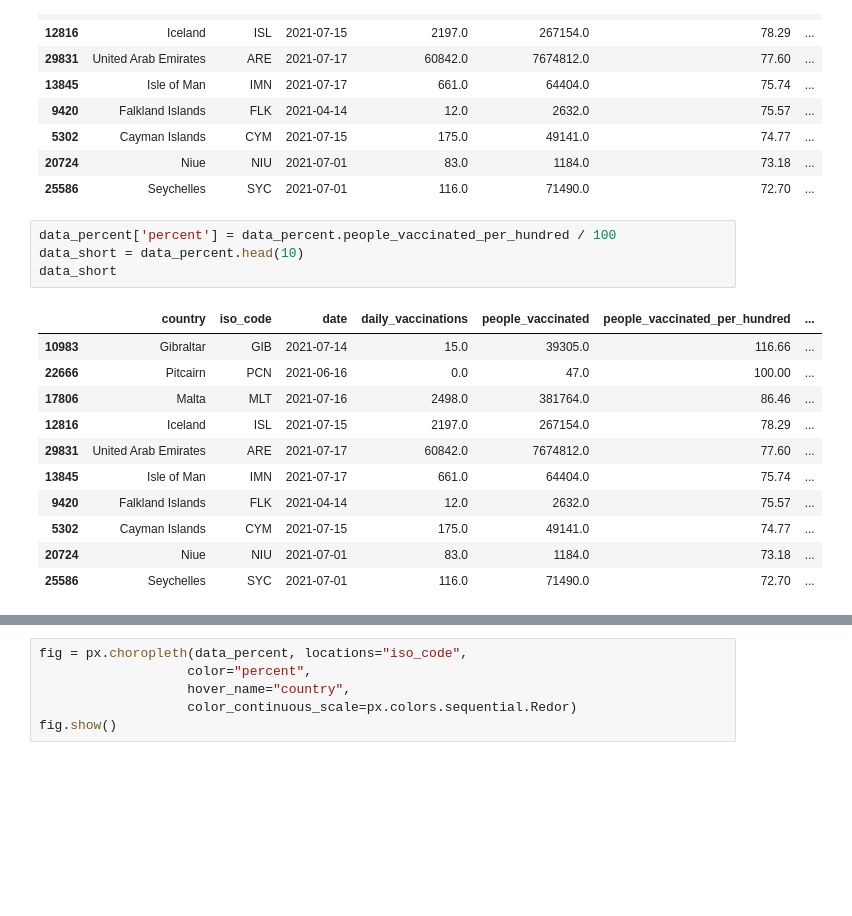
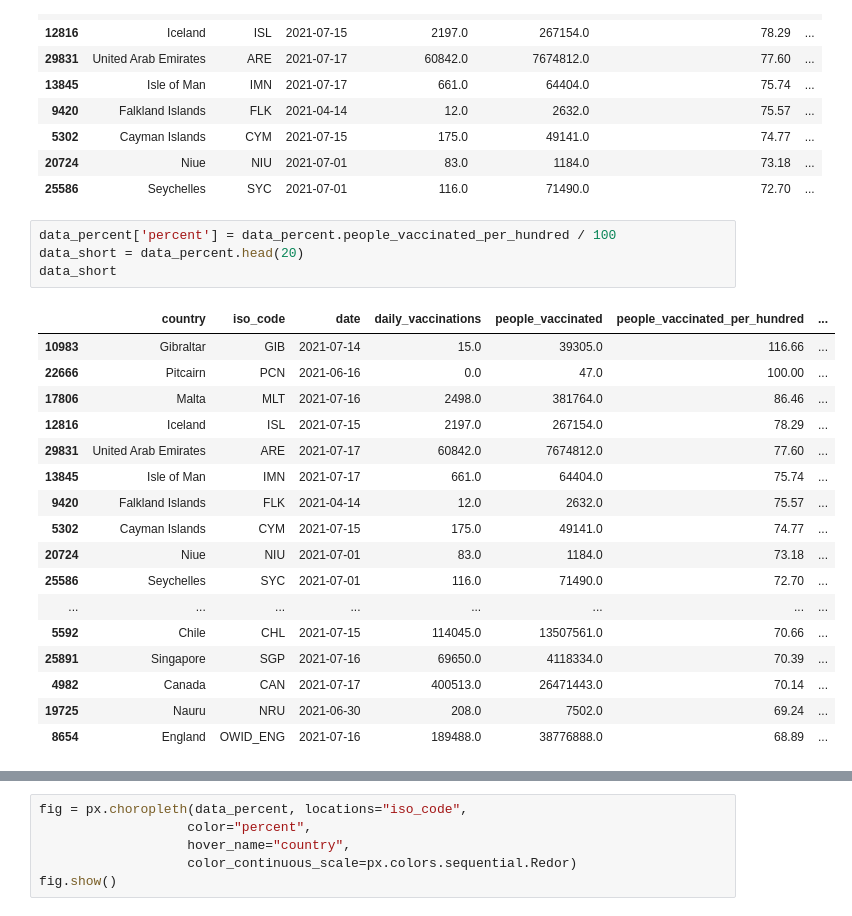
Before and after one commit to isaneira/ix_project, a Jupyter notebook: Q1-Q3.ipynb, the cells around one changed output, grey strips where cells are left out. Cells and saved outputs as stored; diff of their text form; blank space fills up the shorter version.

```diff
--- a/Q1-Q3.ipynb
+++ b/Q1-Q3.ipynb
@@ -264,20 +276,26 @@ data_percent.head(10)
 | 25586 | Seychelles | SYC | 2021-07-01 | 116.0 | 71490.0 | 72.70 | ... |
 # %%
 data_percent['percent'] = data_percent.people_vaccinated_per_hundred / 100
-data_short = data_percent.head(10)
+data_short = data_percent.head(20)
 data_short
 # %% [output]
 |  | country | iso_code | date | daily_vaccinations | people_vaccinated | people_vaccinated_per_hundred | ... |
 | 10983 | Gibraltar | GIB | 2021-07-14 | 15.0 | 39305.0 | 116.66 | ... |
 | 22666 | Pitcairn | PCN | 2021-06-16 | 0.0 | 47.0 | 100.00 | ... |
 | 17806 | Malta | MLT | 2021-07-16 | 2498.0 | 381764.0 | 86.46 | ... |
 | 12816 | Iceland | ISL | 2021-07-15 | 2197.0 | 267154.0 | 78.29 | ... |
 | 29831 | United Arab Emirates | ARE | 2021-07-17 | 60842.0 | 7674812.0 | 77.60 | ... |
 | 13845 | Isle of Man | IMN | 2021-07-17 | 661.0 | 64404.0 | 75.74 | ... |
 | 9420 | Falkland Islands | FLK | 2021-04-14 | 12.0 | 2632.0 | 75.57 | ... |
 | 5302 | Cayman Islands | CYM | 2021-07-15 | 175.0 | 49141.0 | 74.77 | ... |
 | 20724 | Niue | NIU | 2021-07-01 | 83.0 | 1184.0 | 73.18 | ... |
 | 25586 | Seychelles | SYC | 2021-07-01 | 116.0 | 71490.0 | 72.70 | ... |
+| ... | ... | ... | ... | ... | ... | ... | ... |
+| 5592 | Chile | CHL | 2021-07-15 | 114045.0 | 13507561.0 | 70.66 | ... |
+| 25891 | Singapore | SGP | 2021-07-16 | 69650.0 | 4118334.0 | 70.39 | ... |
+| 4982 | Canada | CAN | 2021-07-17 | 400513.0 | 26471443.0 | 70.14 | ... |
+| 19725 | Nauru | NRU | 2021-06-30 | 208.0 | 7502.0 | 69.24 | ... |
+| 8654 | England | OWID_ENG | 2021-07-16 | 189488.0 | 38776888.0 | 68.89 | ... |
 # %%
 import matplotlib.pyplot as plt
 fig = plt.figure()
```
Also changed, not shown: parts of 14 cells of this notebook.
